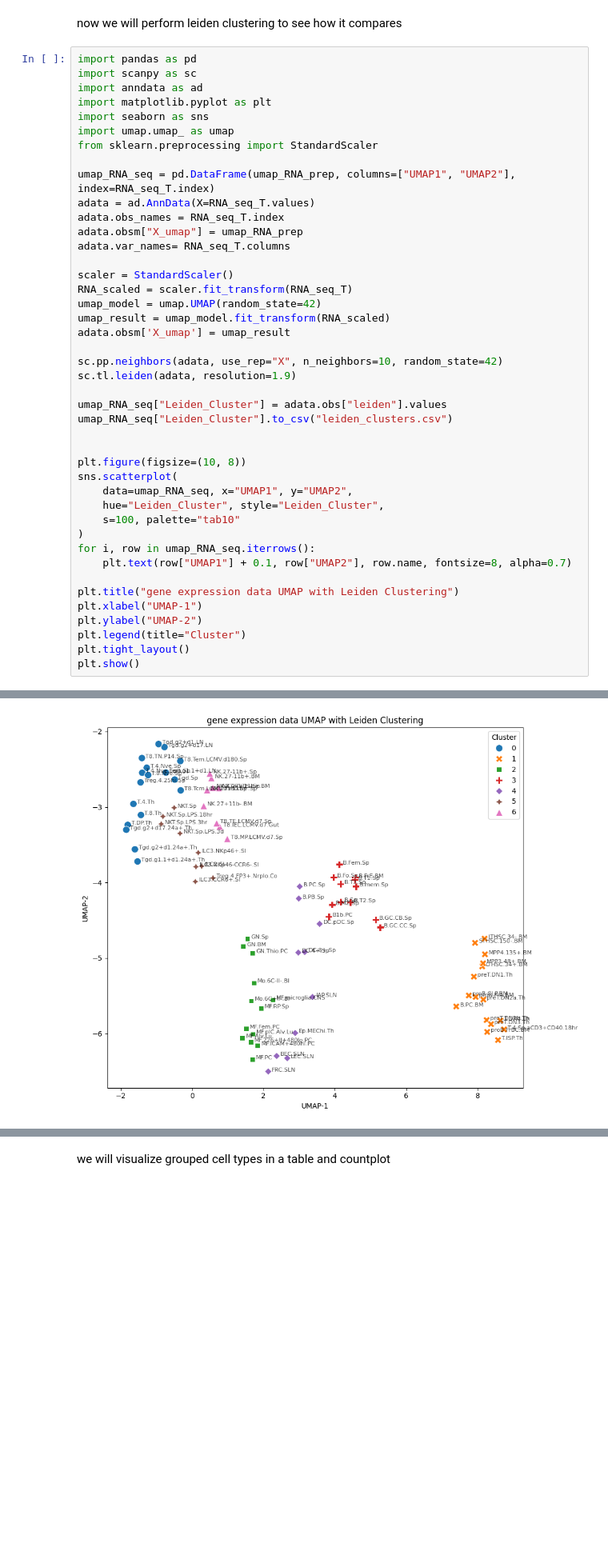
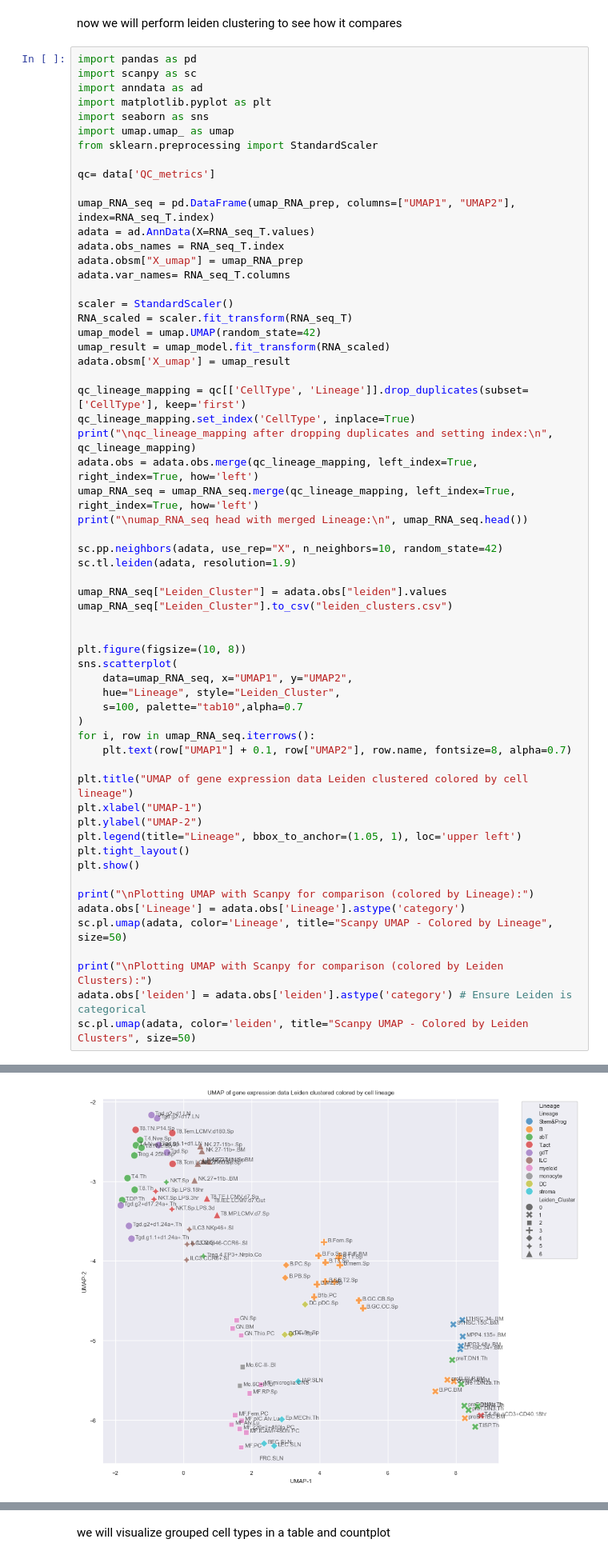
Before and after one commit to Topic2-Gene-Regulation-Immune-Cells/abT-gdT-cells-Team3, a Jupyter notebook: UMAP_clustering_RNA.ipynb, the cells around one changed output, grey strips where cells are left out. Shown at 80% size. Drawn from its saved outputs; the diff is of its cells as text; blank space fills up the shorter version.

Commit message:
colored umap by lineage

```diff
--- a/UMAP_clustering_RNA.ipynb
+++ b/UMAP_clustering_RNA.ipynb
@@ -186,6 +185,8 @@ import matplotlib.pyplot as plt
 import seaborn as sns
 import umap.umap_ as umap
 from sklearn.preprocessing import StandardScaler
+
+qc= data['QC_metrics']
 
 umap_RNA_seq = pd.DataFrame(umap_RNA_prep, columns=["UMAP1", "UMAP2"], index=RNA_seq_T.index)
 adata = ad.AnnData(X=RNA_seq_T.values)
@@ -199,6 +200,13 @@ umap_model = umap.UMAP(random_state=42)
 umap_result = umap_model.fit_transform(RNA_scaled)
 adata.obsm['X_umap'] = umap_result
 
+qc_lineage_mapping = qc[['CellType', 'Lineage']].drop_duplicates(subset=['CellType'], keep='first')
+qc_lineage_mapping.set_index('CellType', inplace=True)
+print("\nqc_lineage_mapping after dropping duplicates and setting index:\n", qc_lineage_mapping)
+adata.obs = adata.obs.merge(qc_lineage_mapping, left_index=True, right_index=True, how='left')
+umap_RNA_seq = umap_RNA_seq.merge(qc_lineage_mapping, left_index=True, right_index=True, how='left')
+print("\numap_RNA_seq head with merged Lineage:\n", umap_RNA_seq.head())
+
 sc.pp.neighbors(adata, use_rep="X", n_neighbors=10, random_state=42)
 sc.tl.leiden(adata, resolution=1.9)
 
@@ -209,16 +217,24 @@ umap_RNA_seq["Leiden_Cluster"].to_csv("leiden_clusters.csv")
 plt.figure(figsize=(10, 8))
 sns.scatterplot(
     data=umap_RNA_seq, x="UMAP1", y="UMAP2",
-    hue="Leiden_Cluster", style="Leiden_Cluster",
-    s=100, palette="tab10"
+    hue="Lineage", style="Leiden_Cluster",
+    s=100, palette="tab10",alpha=0.7
 )
 for i, row in umap_RNA_seq.iterrows():
     plt.text(row["UMAP1"] + 0.1, row["UMAP2"], row.name, fontsize=8, alpha=0.7)
 
-plt.title("gene expression data UMAP with Leiden Clustering")
+plt.title("UMAP of gene expression data Leiden clustered colored by cell lineage")
 plt.xlabel("UMAP-1")
 plt.ylabel("UMAP-2")
-plt.legend(title="Cluster")
+plt.legend(title="Lineage", bbox_to_anchor=(1.05, 1), loc='upper left')
 plt.tight_layout()
 plt.show()
+
+print("\nPlotting UMAP with Scanpy for comparison (colored by Lineage):")
+adata.obs['Lineage'] = adata.obs['Lineage'].astype('category')
+sc.pl.umap(adata, color='Lineage', title="Scanpy UMAP - Colored by Lineage", size=50)
+
+print("\nPlotting UMAP with Scanpy for comparison (colored by Leiden Clusters):")
+adata.obs['leiden'] = adata.obs['leiden'].astype('category') # Ensure Leiden is categorical
+sc.pl.umap(adata, color='leiden', title="Scanpy UMAP - Colored by Leiden Clusters", size=50)
 # %% [output]
@@ -227 +258 @@ plt.show()
-[figure, old version]
+[figure, new version]
```
Also changed, not shown: parts of 3 cells of this notebook.
